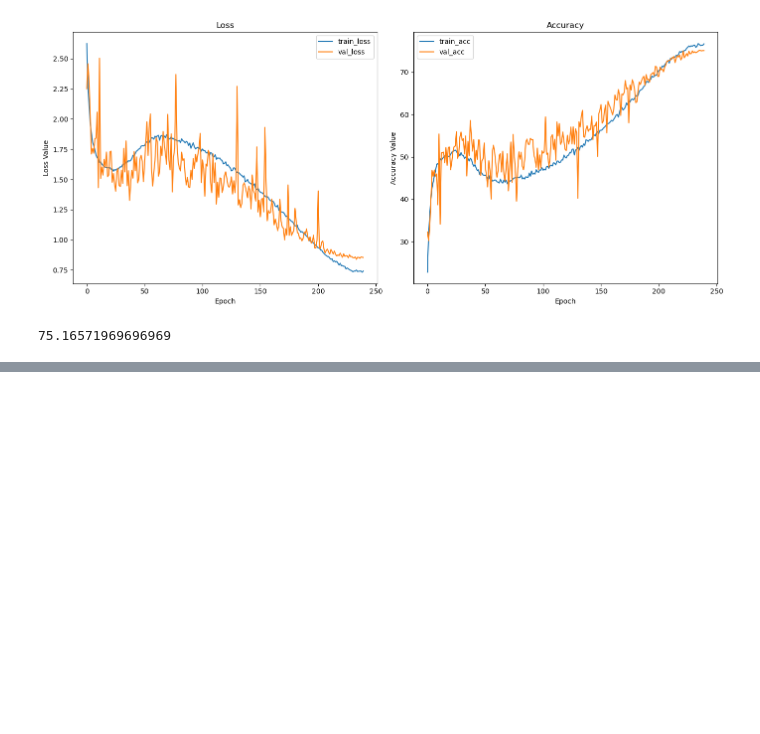
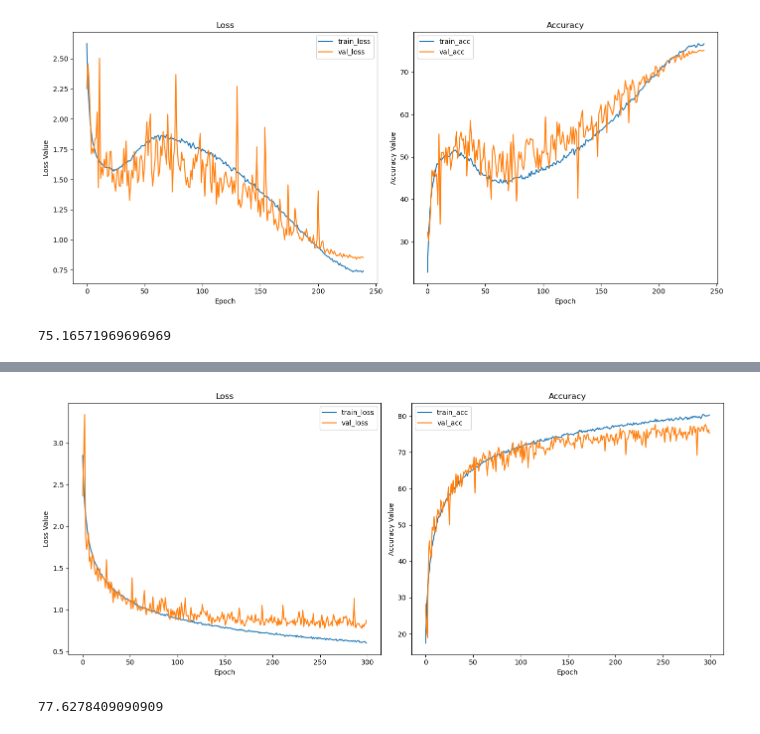
Before and after one commit to Anton123567/DL_UPC, a Jupyter notebook: results_all/Deep Learning Assignment.ipynb, the cells around one changed output, grey strips where cells are left out. Saved outputs shown, nothing was run; the diff lists cells and outputs as text; code cells hidden in the pictures; blank space fills up the shorter version.

```diff
--- a/results_all/Deep Learning Assignment.ipynb
+++ b/results_all/Deep Learning Assignment.ipynb
@@ -1119,0 +1049,7 @@ Estimated Total Size (MB): 1114.42
+# %%
+plot_res('results25_ONLYaugs.csv')
+df_25_augs = pd.read_csv('results25_ONLYaugs.csv')
+print(df_25_augs['val_acc'].max())
+# %% [output]
+[figure, added]
+77.6278409090909
```
Also changed, not shown: parts of 35 cells of this notebook, 10 other files.
